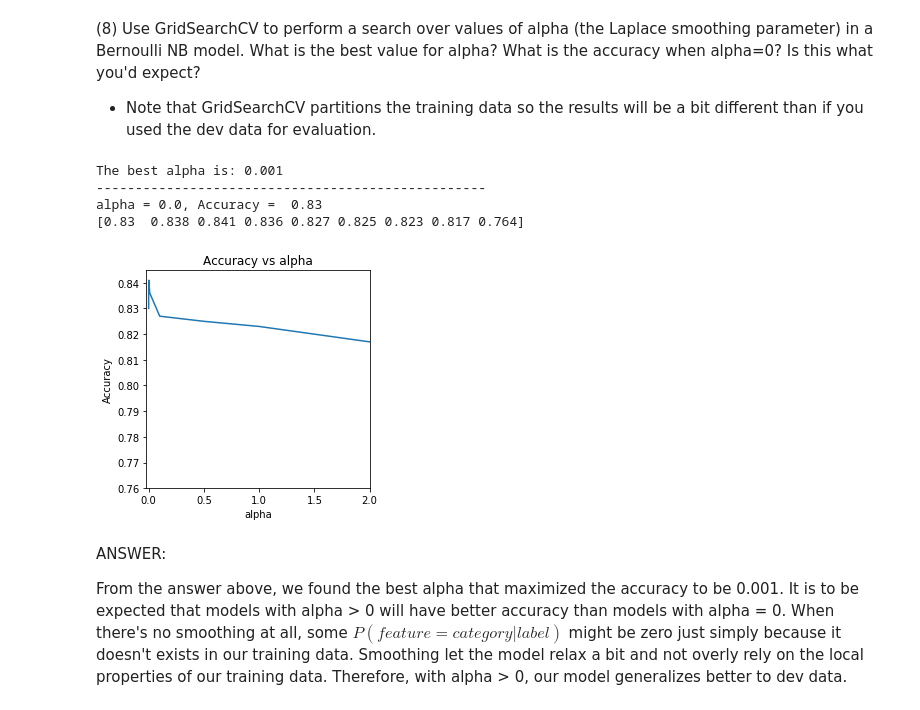
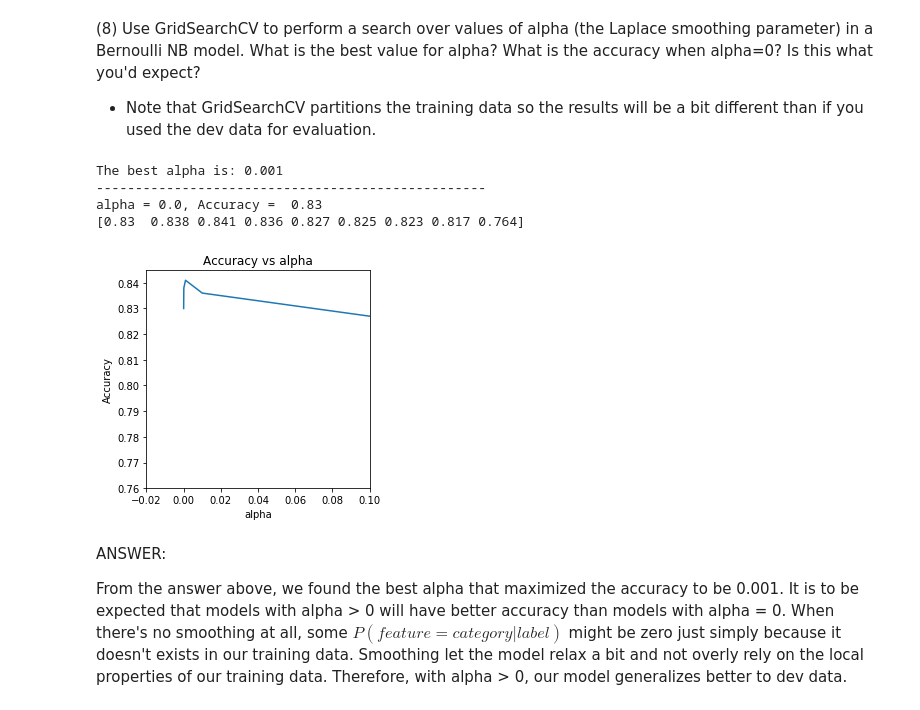
Before and after one commit to erikhou45/ucb-w207-applied-ml, a Jupyter notebook: projects/Erik_Hou_p1.ipynb, the cells around one changed output. Cells and saved outputs as stored; diff of their text form; code cells hidden in the pictures.

```diff
--- a/projects/Erik_Hou_p1.ipynb
+++ b/projects/Erik_Hou_p1.ipynb
@@ -644,35 +633,35 @@ def P8(alphas):
     bnb = BernoulliNB()
     grid_search = GridSearchCV(bnb, alphas, cv=5)
 
     grid_search.fit(bin_mini_train_data, mini_train_labels)
 
     print('The best alpha is:', grid_search.best_params_['alpha'])
     print('-'*50)
     cvres = grid_search.cv_results_
 
     for mean_score, params in zip(cvres["mean_test_score"], cvres["params"]):
         if params['alpha'] == 0:
             print('alpha =', '%s,' %params['alpha'], 'Accuracy = ', mean_score)
 
     print(cvres["mean_test_score"])
     plt.figure(figsize=(4, 4))
     plt.plot(alphas['alpha'], cvres["mean_test_score"])
 
     plt.xlabel("alpha")
     plt.ylabel("Accuracy")
-    plt.xlim((-0.02, 2))
+    plt.xlim((-0.02, 0.1))
     plt.title('Accuracy vs alpha')
 
     alphas = {'alpha': [0.0, 0.0001, 0.001, 0.01, 0.1, 0.5, 1.0, 2.0, 10.0]}
 
 ### STUDENT END ###
 P8(alphas)
 # %% [output]
 The best alpha is: 0.001
 --------------------------------------------------
 alpha = 0.0, Accuracy =  0.83
 [0.83  0.838 0.841 0.836 0.827 0.825 0.823 0.817 0.764]
-[figure, old version]
+[figure, new version]
 # %% [markdown]
 ANSWER:
 
```
Also changed, not shown: parts of 5 cells of this notebook.
